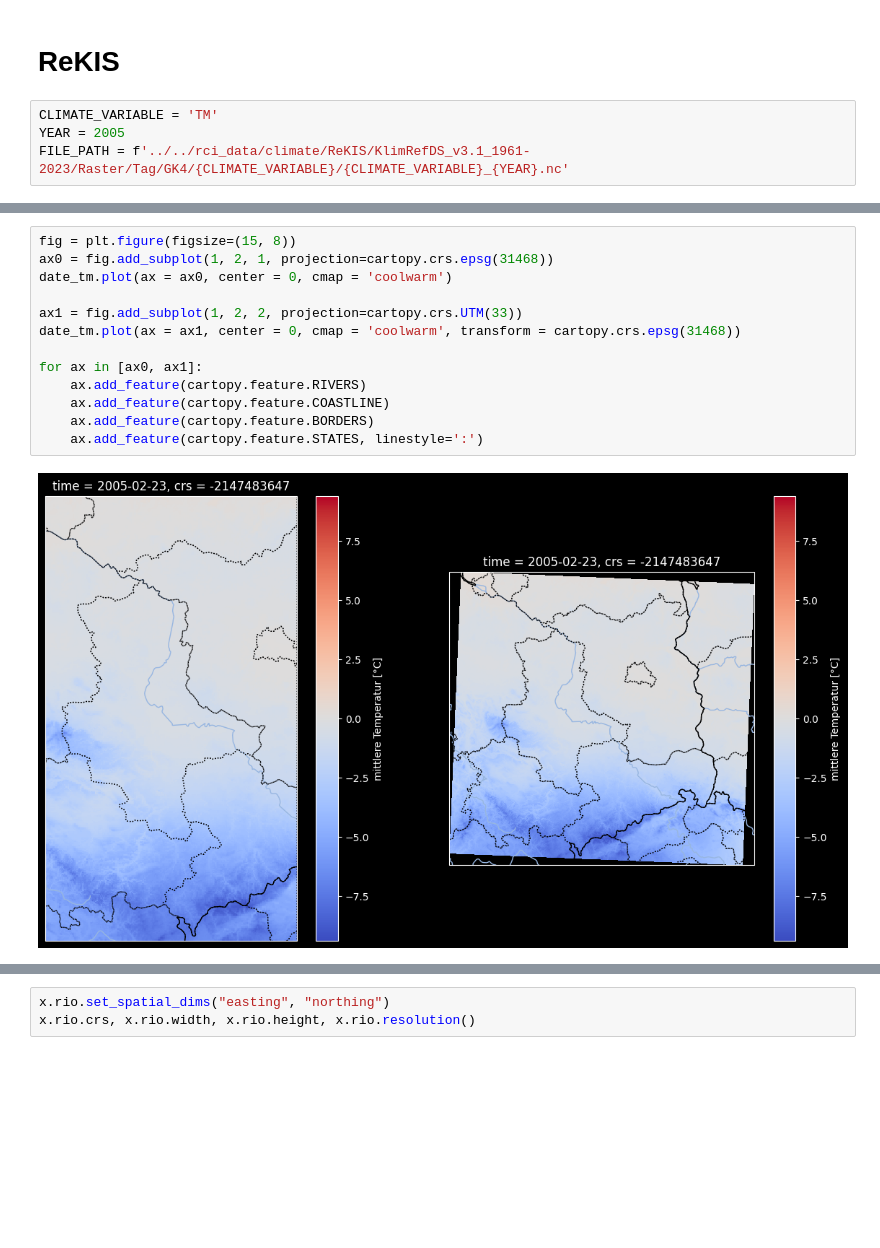
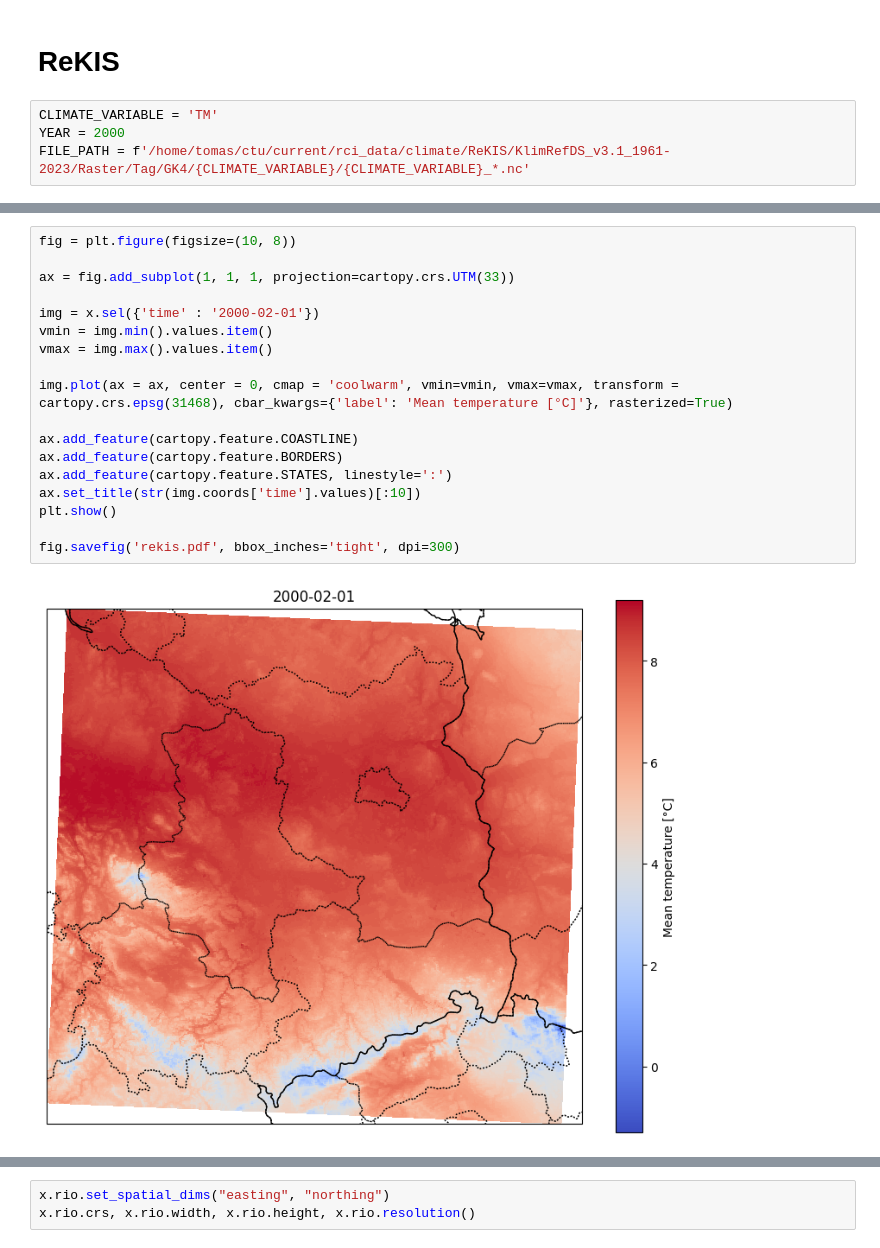
Before and after one commit to beczatom/SISR-downscaling, a Jupyter notebook: notebooks/rekis.ipynb, the cells around one changed output, grey strips where cells are left out. Saved outputs shown, nothing was run; the diff lists cells and outputs as text; blank space fills up the shorter version.

```diff
--- a/notebooks/rekis.ipynb
+++ b/notebooks/rekis.ipynb
@@ -11,8 +11,8 @@ import rasterio
 # ReKIS
 # %%
 CLIMATE_VARIABLE = 'TM'
-YEAR = 2005
-FILE_PATH = f'../../rci_data/climate/ReKIS/KlimRefDS_v3.1_1961-2023/Raster/Tag/GK4/{CLIMATE_VARIABLE}/{CLIMATE_VARIABLE}_{YEAR}.nc'
+YEAR = 2000
+FILE_PATH = f'/home/tomas/ctu/current/rci_data/climate/ReKIS/KlimRefDS_v3.1_1961-2023/Raster/Tag/GK4/{CLIMATE_VARIABLE}/{CLIMATE_VARIABLE}_*.nc'
 # %%
 x = xr.open_mfdataset(FILE_PATH, decode_coords="all")
 x = x[CLIMATE_VARIABLE]
@@ -52,15 +104,20 @@ date_tm.plot()
 # %%
-fig = plt.figure(figsize=(15, 8))
-ax0 = fig.add_subplot(1, 2, 1, projection=cartopy.crs.epsg(31468))
-date_tm.plot(ax = ax0, center = 0, cmap = 'coolwarm')
+fig = plt.figure(figsize=(10, 8))
 
-ax1 = fig.add_subplot(1, 2, 2, projection=cartopy.crs.UTM(33))
-date_tm.plot(ax = ax1, center = 0, cmap = 'coolwarm', transform = cartopy.crs.epsg(31468))
+ax = fig.add_subplot(1, 1, 1, projection=cartopy.crs.UTM(33))
 
-for ax in [ax0, ax1]:
-    ax.add_feature(cartopy.feature.RIVERS)
-    ax.add_feature(cartopy.feature.COASTLINE)
-    ax.add_feature(cartopy.feature.BORDERS)
-    ax.add_feature(cartopy.feature.STATES, linestyle=':')
+img = x.sel({'time' : '2000-02-01'})
+vmin = img.min().values.item()
+vmax = img.max().values.item()
+
+img.plot(ax = ax, center = 0, cmap = 'coolwarm', vmin=vmin, vmax=vmax, transform = cartopy.crs.epsg(31468), cbar_kwargs={'label': 'Mean temperature [°C]'}, rasterized=True)
+
+ax.add_feature(cartopy.feature.COASTLINE)
+ax.add_feature(cartopy.feature.BORDERS)
+ax.add_feature(cartopy.feature.STATES, linestyle=':')
+ax.set_title(str(img.coords['time'].values)[:10])
+plt.show()
+
+fig.savefig('rekis.pdf', bbox_inches='tight', dpi=300)
 # %% [output]
-[figure, old version]
+[figure, new version]
```
Also changed, not shown: parts of 20 cells of this notebook, 15 other files.
